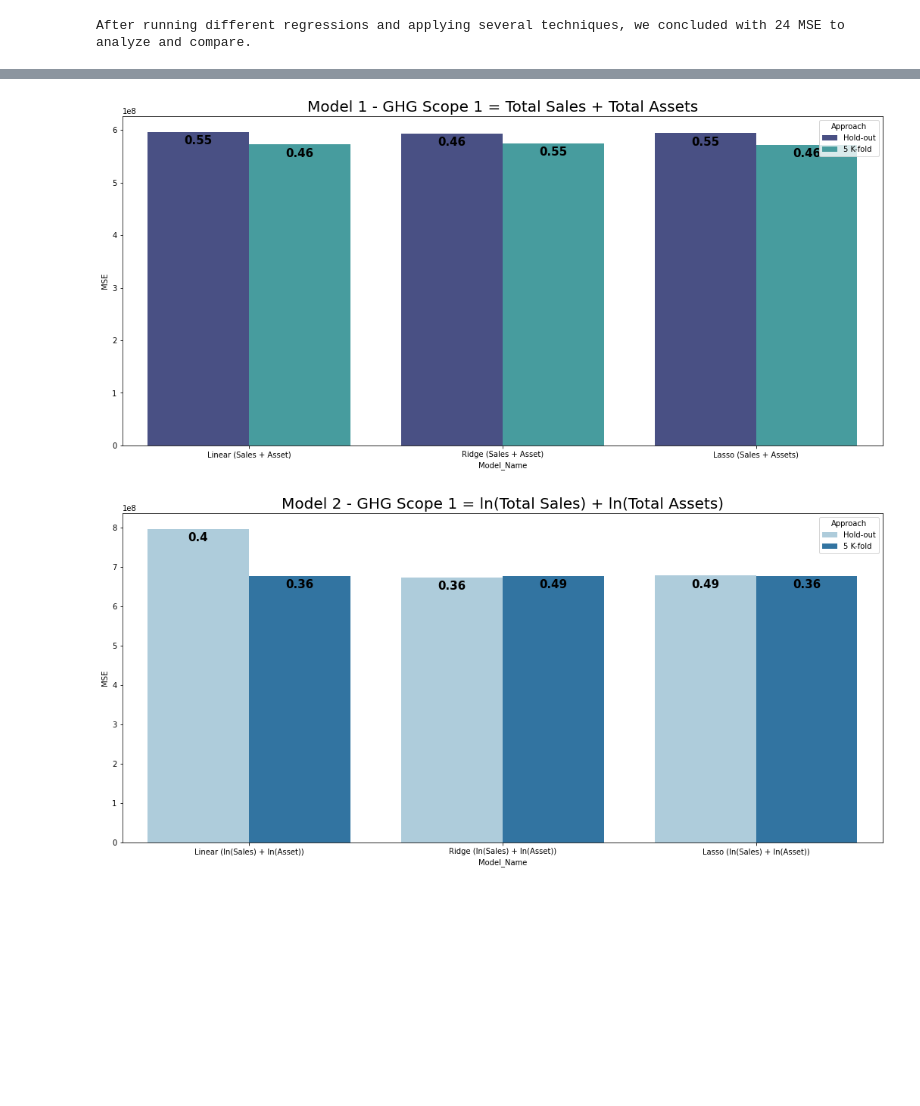
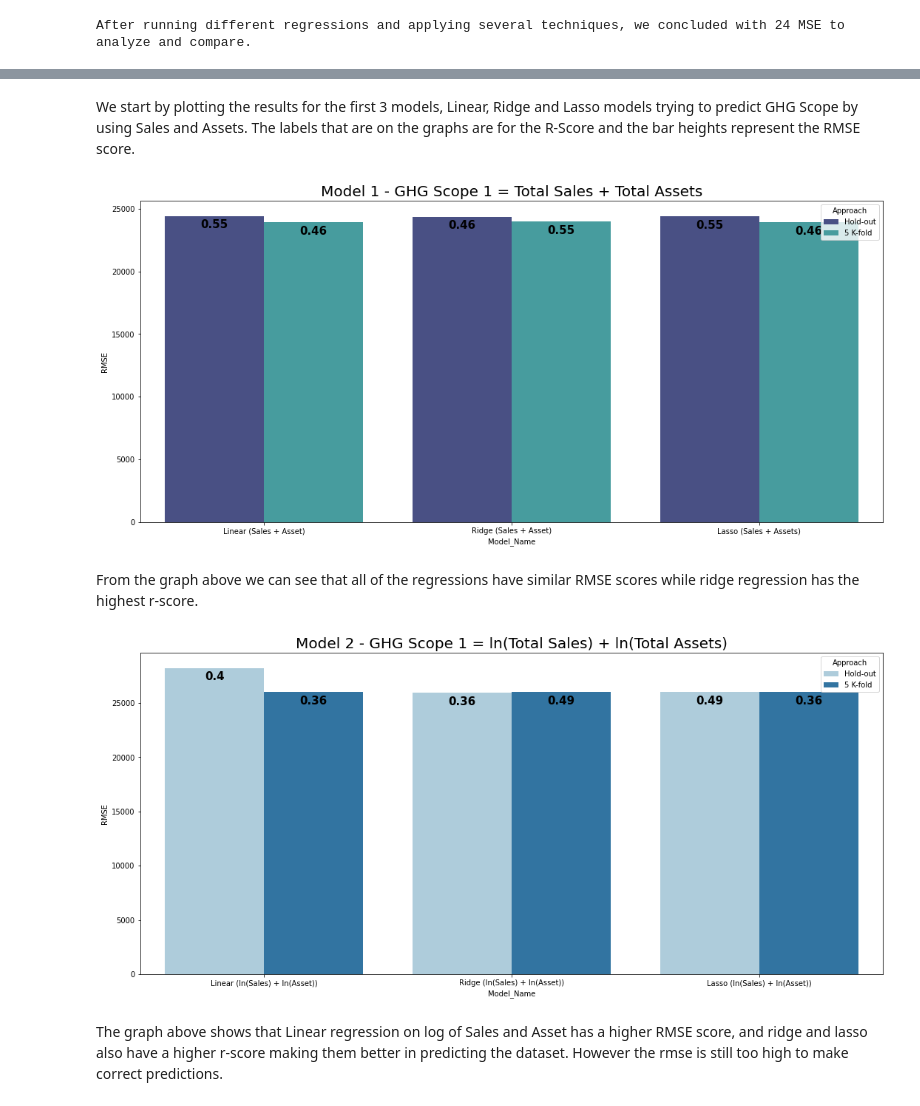
Before and after one commit to maralinetorres/BU-Capstone-Predicting-Environmental-Actions, a Jupyter notebook: Sprint #5 - Midterm presentations/GHG Scope 1 Predictive Model Evaluation.ipynb, the cells around one changed output, grey strips where cells are left out. Cells and saved outputs as stored; diff of their text form; code cells hidden in the pictures; blank space fills up the shorter version.

Commit message:
Added conclusion and visualization interpretation to GHG Scope Notebook

```diff
--- a/Sprint #5 - Midterm presentations/GHG Scope 1 Predictive Model Evaluation.ipynb
+++ b/Sprint #5 - Midterm presentations/GHG Scope 1 Predictive Model Evaluation.ipynb
@@ -32,10 +32,11 @@ from sklearn.feature_selection import RFE
 from datetime import datetime, date
 from mpl_toolkits.mplot3d import Axes3D # Visualize the Data for Multiple Linear Regression
 import warnings
+import matplotlib as mpl
 warnings.filterwarnings('ignore')
 
-stocks = pd.read_csv("/Users/maralinetorres/Documents/GitHub/Predicting-Environmental-and-Social-Actions/Datasets/pilot_stocks.csv")
-sectors = pd.read_csv("/Users/maralinetorres/Documents/GitHub/Predicting-Environmental-and-Social-Actions/Datasets/52_tickers_sectors.csv")
+stocks = pd.read_csv("/Users/yeet/Documents/GitHub/Predicting-Environmental-and-Social-Actions/Datasets/pilot_stocks.csv")
+sectors = pd.read_csv("/Users/yeet/Documents/GitHub/Predicting-Environmental-and-Social-Actions/Datasets/52_tickers_sectors.csv")
 
 stocks['Missing_GHG'] = np.where(stocks['GHG Scope 1'].isna(), 1, 0)
 stocks.loc[stocks['GHG Scope 1'].isna(),['GHG Scope 1','Missing_GHG']].head()
@@ -1797,7 +1798,11 @@ df_model_eval[['Model_Name','RMSE','R-Squared']]
+# %% [markdown]
+We start by plotting the results for the first 3 models, Linear, Ridge and Lasso models trying
+to predict GHG Scope by using Sales and Assets. The labels that are on the graphs are for the R-Score and
+the bar heights represent the RMSE score.
 # %%
 pmodel_1 = df_model_eval[0:6]
 plt.figure(figsize=(18, 8))
-g = sns.barplot('Model_Name', 'MSE', hue = 'Approach', data = pmodel_1, palette = 'mako')
+g = sns.barplot('Model_Name', 'RMSE', hue = 'Approach', data = pmodel_1, palette = 'mako')
 g.set_title('Model 1 - GHG Scope 1 = Total Sales + Total Assets', fontsize = 20)
 # for item in g.get_xticklabels():
 #     item.set_rotation(10)
@@ -1812,27 +1817,36 @@ for p in g.patches:
                    textcoords = 'offset points',
                    weight = 'bold')
     count+=1
+
+plt.show()
 # %% [output]
-[figure, old version]
+[figure, new version]
+# %% [markdown]
+From the graph above we can see that all of the regressions have similar RMSE scores while ridge regression has the highest
+r-score.
 # %%
 pmodel_2 = df_model_eval[6:12]
 
 plt.figure(figsize=(18, 8))
-x = sns.barplot('Model_Name', 'MSE', hue = 'Approach', data = pmodel_2, palette = 'Paired')
+x = sns.barplot('Model_Name', 'RMSE', hue = 'Approach', data = pmodel_2, palette = 'Paired')
 x.set_title('Model 2 - GHG Scope 1 = ln(Total Sales) + ln(Total Assets)', fontsize = 20)
 
 count = 0
 for p in x.patches:
     x.annotate(round(pmodel_2.iloc[count,5:6][0], 2),
                    (p.get_x() + p.get_width() / 2., p.get_height()),
                    ha = 'center', va = 'center',
                    size=15,
                    xytext = (0, -12),
                    textcoords = 'offset points',
                    weight = 'bold')
     count+=1
 # %% [output]
-[figure, old version]
+[figure, new version]
+# %% [markdown]
+The graph above shows that Linear regression on log of Sales and Asset has a higher
+ RMSE score, and ridge and lasso also have a higher r-score making them better in predicting the dataset.
+ However the rmse is still too high to make correct predictions.
 # %%
 pmodel_3 = df_model_eval[12:18]
 
```
Also changed, not shown: parts of 49 cells of this notebook.
